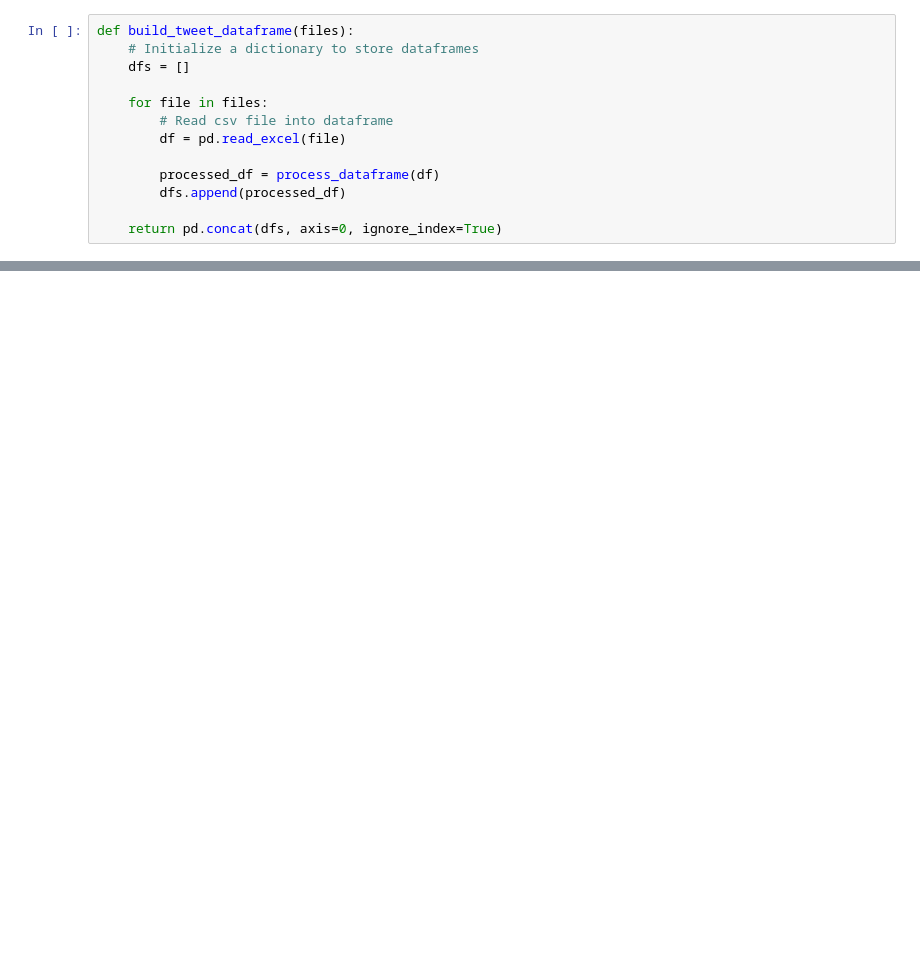
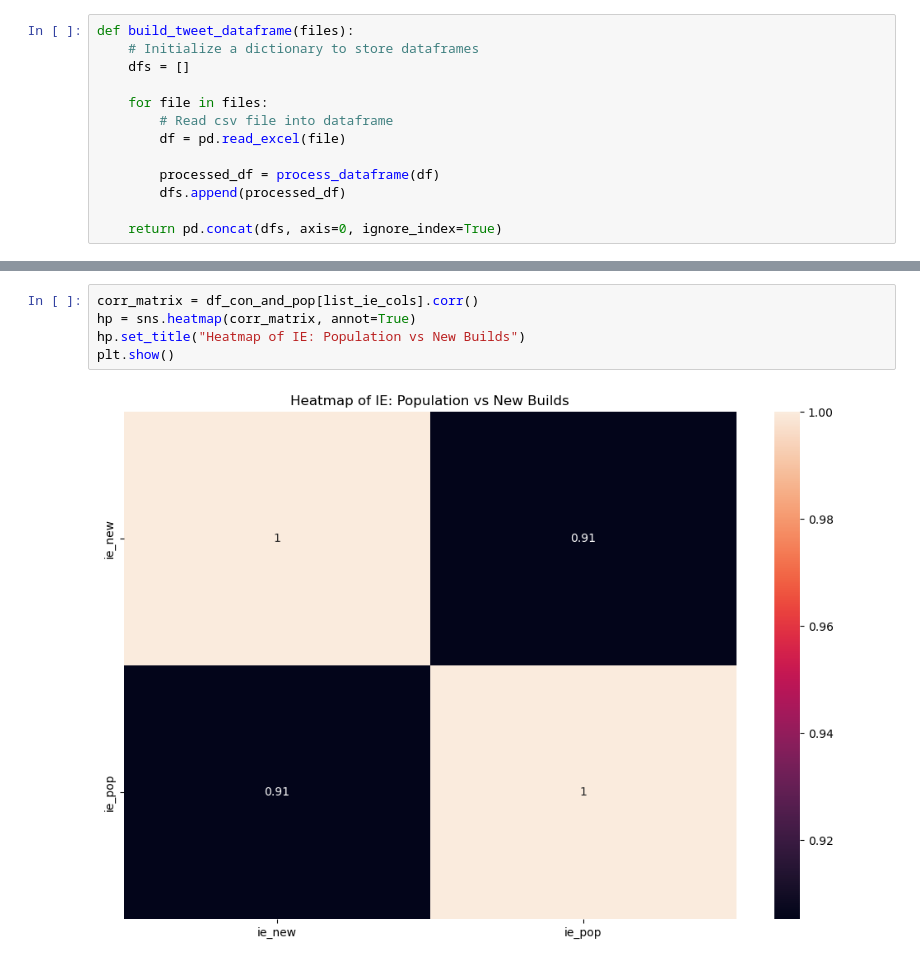
Before and after one commit to lcroash/MSC_SEM1_CA2, a Jupyter notebook: CA2.ipynb, the cells around one changed output, grey strips where cells are left out. Drawn from its saved outputs; the diff is of its cells as text; blank space fills up the shorter version.

```diff
--- a/CA2.ipynb
+++ b/CA2.ipynb
@@ -2605,0 +2504,7 @@ The 95% confidence interval for the slope of the regression line is: (-103.36094
+# %%
+corr_matrix = df_con_and_pop[list_ie_cols].corr()
+hp = sns.heatmap(corr_matrix, annot=True)
+hp.set_title("Heatmap of IE: Population vs New Builds")
+plt.show()
+# %% [output]
+[figure, added]
```
Also changed, not shown: parts of 234 cells of this notebook.
